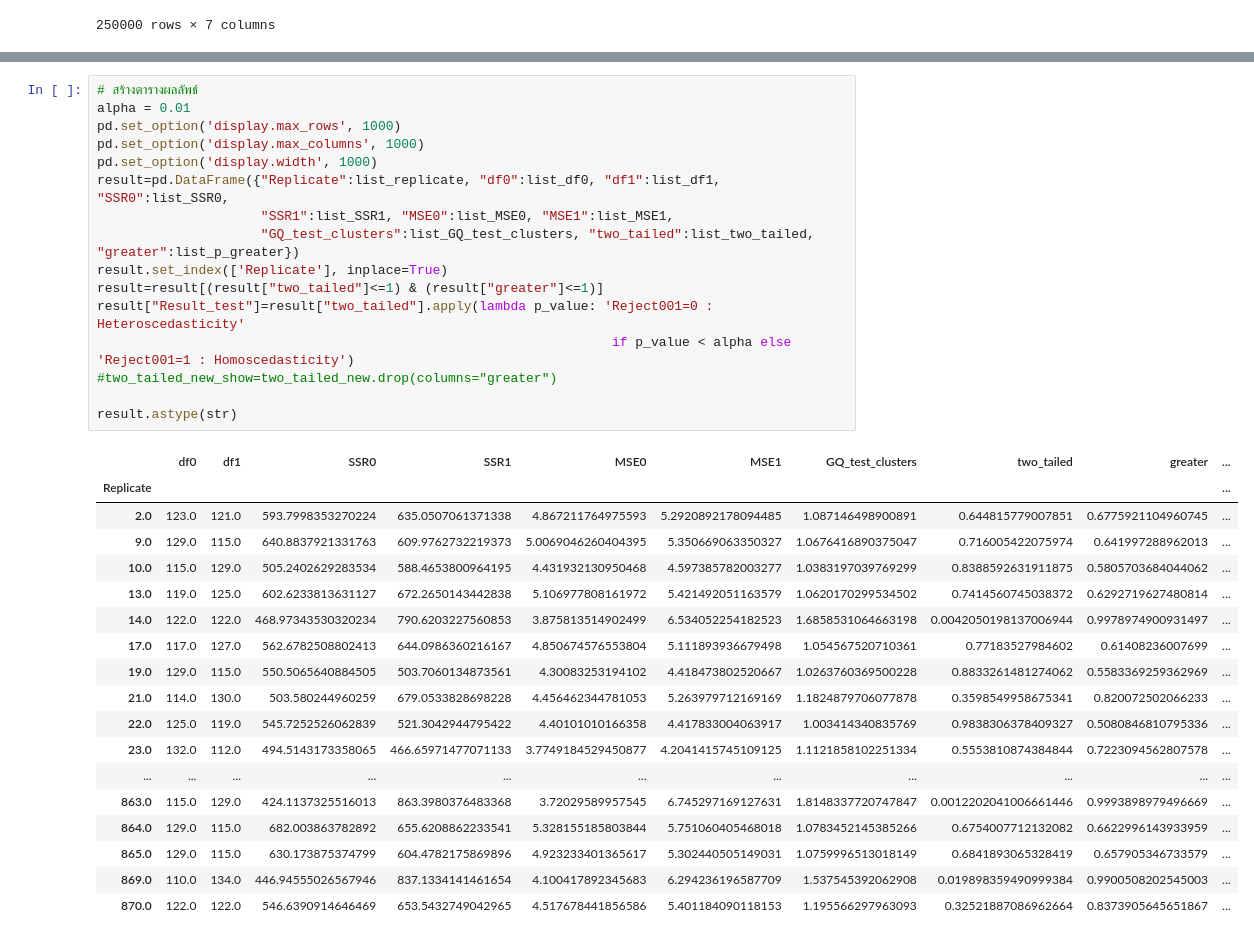
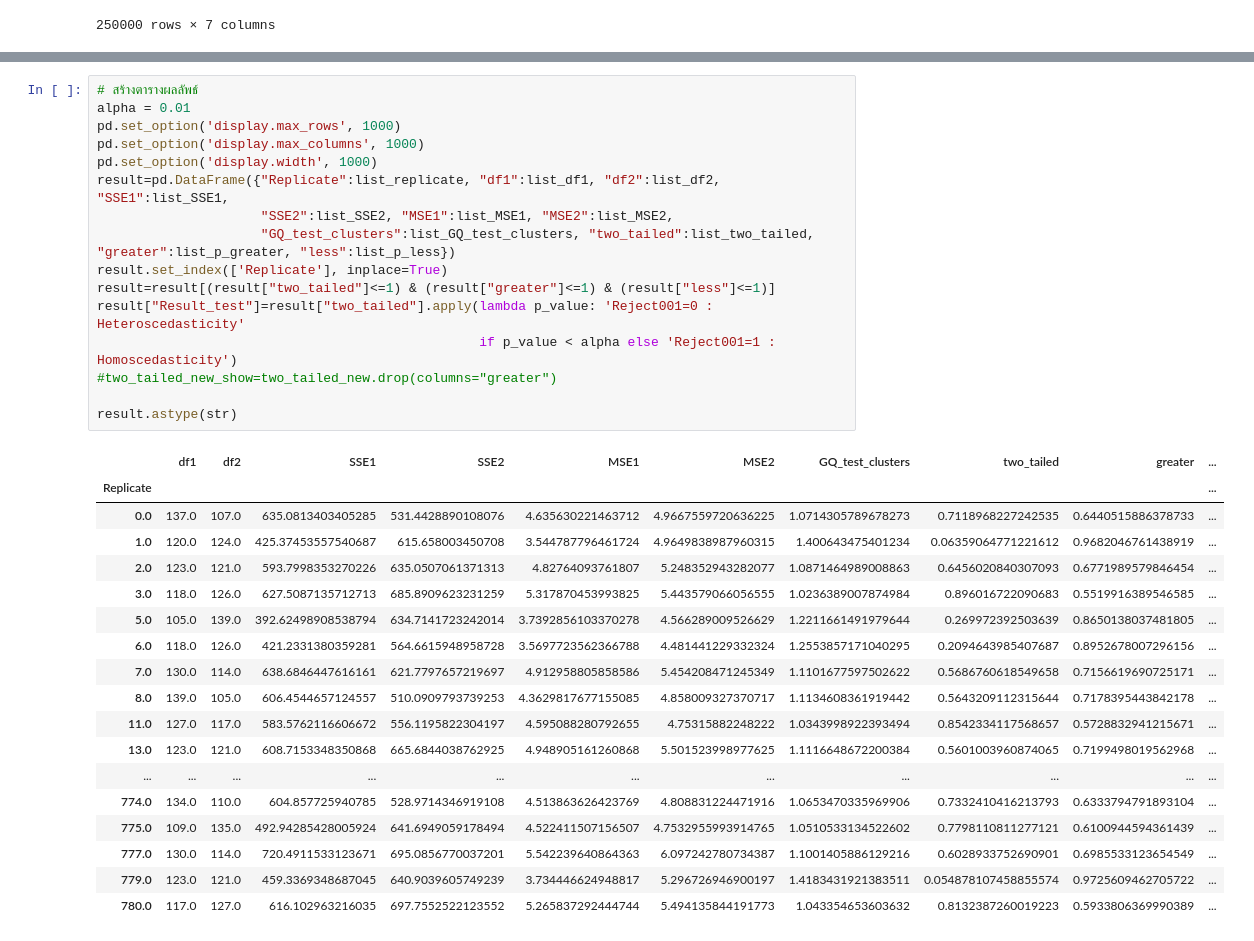
Before and after one commit to iam-fern/Generate_multiplication, a Jupyter notebook: GQtest_cluster_data_multi_delta_(0_4)_n250_01.ipynb, the cells around one changed output, grey strips where cells are left out. Drawn from its saved outputs; the diff is of its cells as text.

```diff
--- a/GQtest_cluster_data_multi_delta_(0_4)_n250_01.ipynb
+++ b/GQtest_cluster_data_multi_delta_(0_4)_n250_01.ipynb
@@ -217,38 +249,38 @@ for run_replicate in list_replicate:
 # %%
 # สร้างตารางผลลัพธ์
 alpha = 0.01
 pd.set_option('display.max_rows', 1000)
 pd.set_option('display.max_columns', 1000)
 pd.set_option('display.width', 1000)
-result=pd.DataFrame({"Replicate":list_replicate, "df0":list_df0, "df1":list_df1, "SSR0":list_SSR0,
-                     "SSR1":list_SSR1, "MSE0":list_MSE0, "MSE1":list_MSE1,
-                     "GQ_test_clusters":list_GQ_test_clusters, "two_tailed":list_two_tailed, "greater":list_p_greater})
+result=pd.DataFrame({"Replicate":list_replicate, "df1":list_df1, "df2":list_df2, "SSE1":list_SSE1,
+                     "SSE2":list_SSE2, "MSE1":list_MSE1, "MSE2":list_MSE2,
+                     "GQ_test_clusters":list_GQ_test_clusters, "two_tailed":list_two_tailed, "greater":list_p_greater, "less":list_p_less})
 result.set_index(['Replicate'], inplace=True)
-result=result[(result["two_tailed"]<=1) & (result["greater"]<=1)]
+result=result[(result["two_tailed"]<=1) & (result["greater"]<=1) & (result["less"]<=1)]
 result["Result_test"]=result["two_tailed"].apply(lambda p_value: 'Reject001=0 : Heteroscedasticity'
-                                                                  if p_value < alpha else 'Reject001=1 : Homoscedasticity')
+                                                 if p_value < alpha else 'Reject001=1 : Homoscedasticity')
 #two_tailed_new_show=two_tailed_new.drop(columns="greater")
 
 result.astype(str)
 # %% [output]
-|  | df0 | df1 | SSR0 | SSR1 | MSE0 | MSE1 | GQ_test_clusters | two_tailed | greater | ... |
+|  | df1 | df2 | SSE1 | SSE2 | MSE1 | MSE2 | GQ_test_clusters | two_tailed | greater | ... |
 | Replicate |  |  |  |  |  |  |  |  |  | ... |
-| 2.0 | 123.0 | 121.0 | 593.7998353270224 | 635.0507061371338 | 4.867211764975593 | 5.2920892178094485 | 1.087146498900891 | 0.644815779007851 | 0.6775921104960745 | ... |
-| 9.0 | 129.0 | 115.0 | 640.8837921331763 | 609.9762732219373 | 5.0069046260404395 | 5.350669063350327 | 1.0676416890375047 | 0.716005422075974 | 0.641997288962013 | ... |
-| 10.0 | 115.0 | 129.0 | 505.2402629283534 | 588.4653800964195 | 4.431932130950468 | 4.597385782003277 | 1.0383197039769299 | 0.8388592631911875 | 0.5805703684044062 | ... |
-| 13.0 | 119.0 | 125.0 | 602.6233813631127 | 672.2650143442838 | 5.106977808161972 | 5.421492051163579 | 1.0620170299534502 | 0.7414560745038372 | 0.6292719627480814 | ... |
-| 14.0 | 122.0 | 122.0 | 468.97343530320234 | 790.6203227560853 | 3.875813514902499 | 6.534052254182523 | 1.6858531064663198 | 0.0042050198137006944 | 0.9978974900931497 | ... |
-| 17.0 | 117.0 | 127.0 | 562.6782508802413 | 644.0986360216167 | 4.850674576553804 | 5.111893936679498 | 1.054567520710361 | 0.77183527984602 | 0.61408236007699 | ... |
-| 19.0 | 129.0 | 115.0 | 550.5065640884505 | 503.7060134873561 | 4.30083253194102 | 4.418473802520667 | 1.0263760369500228 | 0.8833261481274062 | 0.5583369259362969 | ... |
-| 21.0 | 114.0 | 130.0 | 503.580244960259 | 679.0533828698228 | 4.456462344781053 | 5.263979712169169 | 1.1824879706077878 | 0.3598549958675341 | 0.820072502066233 | ... |
-| 22.0 | 125.0 | 119.0 | 545.7252526062839 | 521.3042944795422 | 4.40101010166358 | 4.417833004063917 | 1.003414340835769 | 0.9838306378409327 | 0.5080846810795336 | ... |
-| 23.0 | 132.0 | 112.0 | 494.5143173358065 | 466.65971477071133 | 3.7749184529450877 | 4.2041415745109125 | 1.1121858102251334 | 0.5553810874384844 | 0.7223094562807578 | ... |
+| 0.0 | 137.0 | 107.0 | 635.0813403405285 | 531.4428890108076 | 4.635630221463712 | 4.9667559720636225 | 1.0714305789678273 | 0.7118968227242535 | 0.6440515886378733 | ... |
+| 1.0 | 120.0 | 124.0 | 425.37453557540687 | 615.658003450708 | 3.544787796461724 | 4.9649838987960315 | 1.400643475401234 | 0.06359064771221612 | 0.9682046761438919 | ... |
+| 2.0 | 123.0 | 121.0 | 593.7998353270226 | 635.0507061371313 | 4.82764093761807 | 5.248352943282077 | 1.0871464989008863 | 0.6456020840307093 | 0.6771989579846454 | ... |
+| 3.0 | 118.0 | 126.0 | 627.5087135712713 | 685.8909623231259 | 5.317870453993825 | 5.443579066056555 | 1.0236389007874984 | 0.896016722090683 | 0.5519916389546585 | ... |
+| 5.0 | 105.0 | 139.0 | 392.62498908538794 | 634.7141723242014 | 3.7392856103370278 | 4.566289009526629 | 1.2211661491979644 | 0.269972392503639 | 0.8650138037481805 | ... |
+| 6.0 | 118.0 | 126.0 | 421.2331380359281 | 564.6615948958728 | 3.5697723562366788 | 4.481441229332324 | 1.2553857171040295 | 0.2094643985407687 | 0.8952678007296156 | ... |
+| 7.0 | 130.0 | 114.0 | 638.6846447616161 | 621.7797657219697 | 4.912958805858586 | 5.454208471245349 | 1.1101677597502622 | 0.5686760618549658 | 0.7156619690725171 | ... |
+| 8.0 | 139.0 | 105.0 | 606.4544657124557 | 510.0909793739253 | 4.3629817677155085 | 4.858009327370717 | 1.1134608361919442 | 0.5643209112315644 | 0.7178395443842178 | ... |
+| 11.0 | 127.0 | 117.0 | 583.5762116606672 | 556.1195822304197 | 4.595088280792655 | 4.75315882248222 | 1.0343998922393494 | 0.8542334117568657 | 0.5728832941215671 | ... |
+| 13.0 | 123.0 | 121.0 | 608.7153348350868 | 665.6844038762925 | 4.948905161260868 | 5.501523998977625 | 1.1116648672200384 | 0.5601003960874065 | 0.7199498019562968 | ... |
 | ... | ... | ... | ... | ... | ... | ... | ... | ... | ... | ... |
-| 863.0 | 115.0 | 129.0 | 424.1137325516013 | 863.3980376483368 | 3.72029589957545 | 6.745297169127631 | 1.8148337720747847 | 0.0012202041006661446 | 0.9993898979496669 | ... |
-| 864.0 | 129.0 | 115.0 | 682.003863782892 | 655.6208862233541 | 5.328155185803844 | 5.751060405468018 | 1.0783452145385266 | 0.6754007712132082 | 0.6622996143933959 | ... |
-| 865.0 | 129.0 | 115.0 | 630.173875374799 | 604.4782175869896 | 4.923233401365617 | 5.302440505149031 | 1.0759996513018149 | 0.6841893065328419 | 0.657905346733579 | ... |
-| 869.0 | 110.0 | 134.0 | 446.94555026567946 | 837.1334141461654 | 4.100417892345683 | 6.294236196587709 | 1.537545392062908 | 0.019898359490999384 | 0.9900508202545003 | ... |
-| 870.0 | 122.0 | 122.0 | 546.6390914646469 | 653.5432749042965 | 4.517678441856586 | 5.401184090118153 | 1.195566297963093 | 0.32521887086962664 | 0.8373905645651867 | ... |
+| 774.0 | 134.0 | 110.0 | 604.857725940785 | 528.9714346919108 | 4.513863626423769 | 4.808831224471916 | 1.0653470335969906 | 0.7332410416213793 | 0.6333794791893104 | ... |
+| 775.0 | 109.0 | 135.0 | 492.94285428005924 | 641.6949059178494 | 4.522411507156507 | 4.7532955993914765 | 1.0510533134522602 | 0.7798110811277121 | 0.6100944594361439 | ... |
+| 777.0 | 130.0 | 114.0 | 720.4911533123671 | 695.0856770037201 | 5.542239640864363 | 6.097242780734387 | 1.1001405886129216 | 0.6028933752690901 | 0.6985533123654549 | ... |
+| 779.0 | 123.0 | 121.0 | 459.3369348687045 | 640.9039605749239 | 3.734446624948817 | 5.296726946900197 | 1.4183431921383511 | 0.054878107458855574 | 0.9725609462705722 | ... |
+| 780.0 | 117.0 | 127.0 | 616.102963216035 | 697.7552522123552 | 5.265837292444744 | 5.494135844191773 | 1.043354653603632 | 0.8132387260019223 | 0.5933806369990389 | ... |
 # %%
 # สร้างตารางผลลัพธ์
 alpha = 0.01
```
Also changed, not shown: parts of 5 cells of this notebook.
